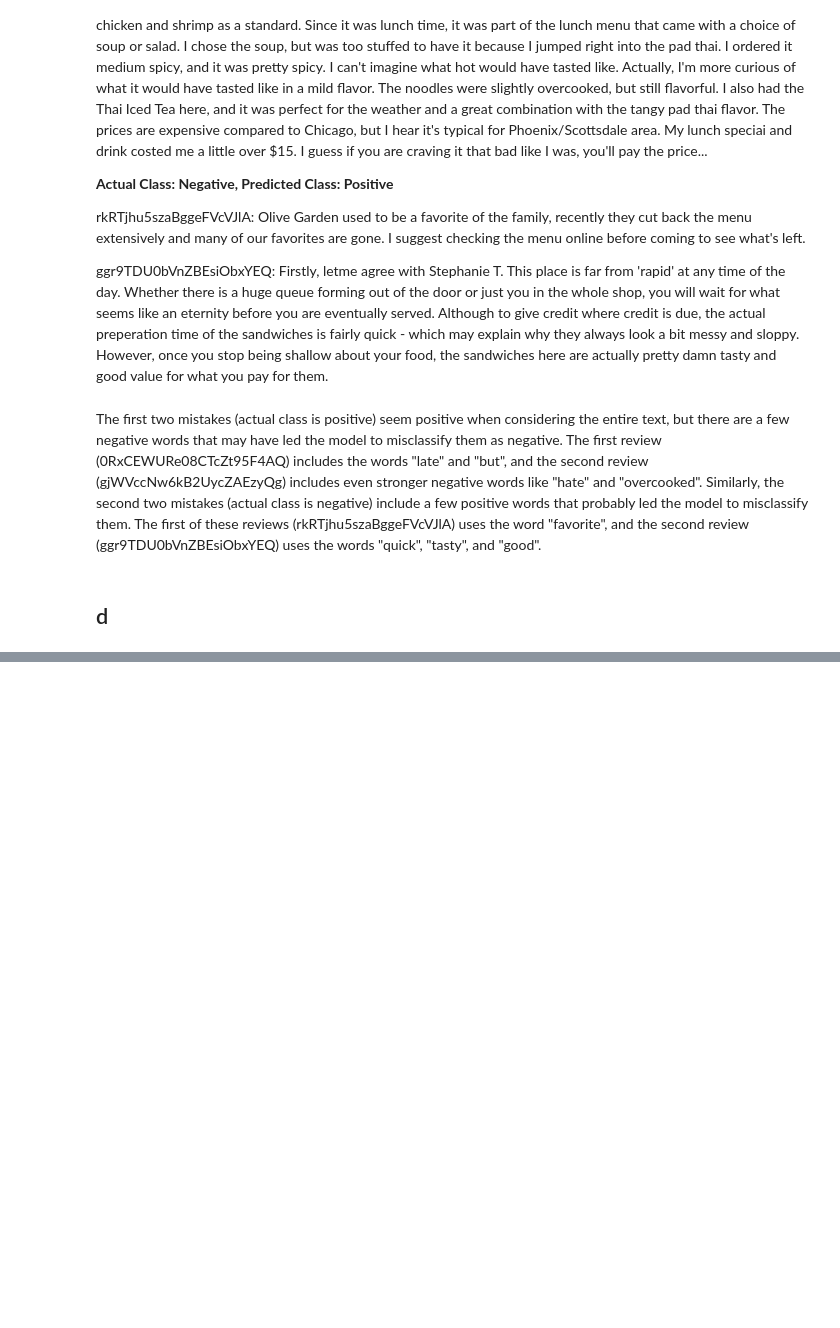
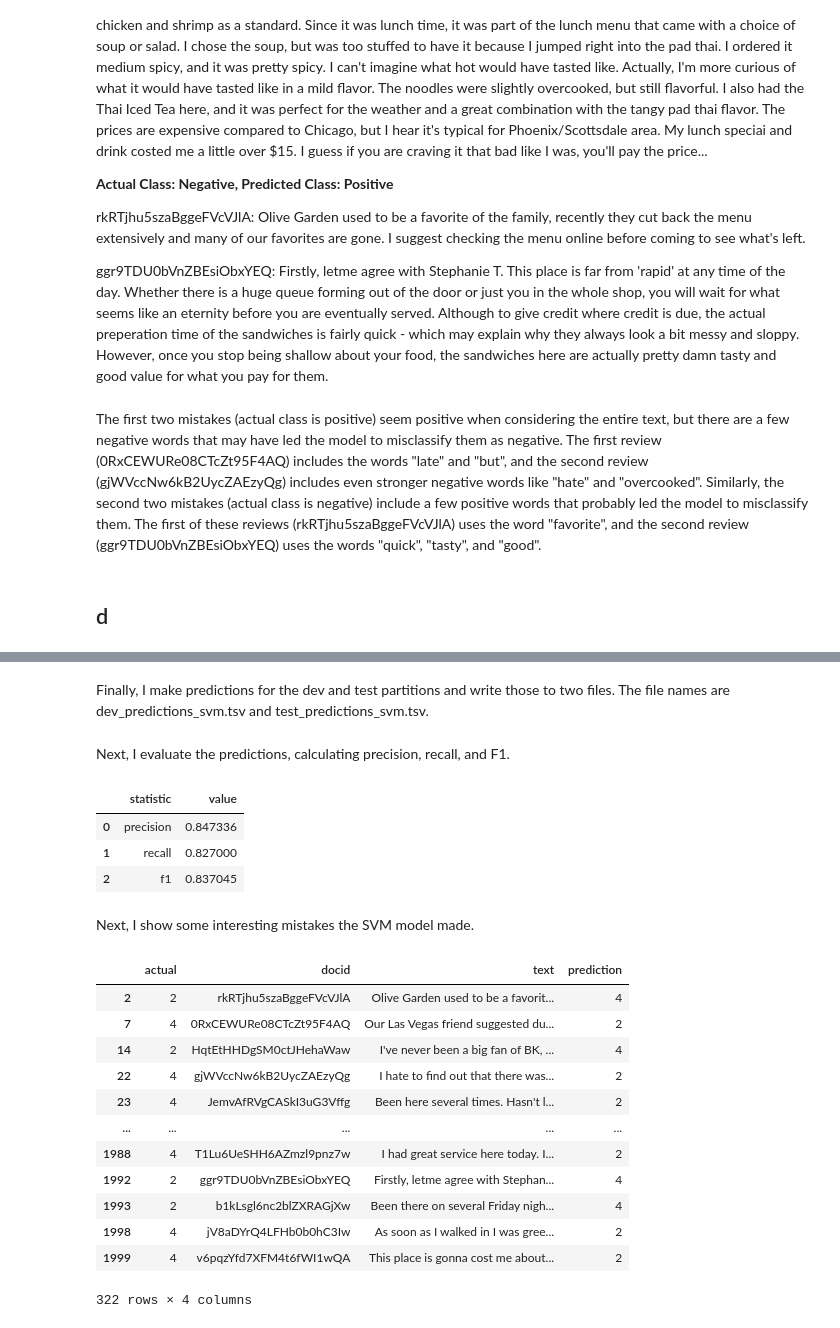
Before and after one commit to Zproom/NLP, a Jupyter notebook: lab3/lab3.ipynb, the cells around one changed output, grey strips where cells are left out. Saved outputs shown, nothing was run; the diff lists cells and outputs as text; code cells hidden in the pictures; blank space fills up the shorter version.

```diff
--- a/lab3/lab3.ipynb
+++ b/lab3/lab3.ipynb
@@ -235,0 +303,2 @@ The first two mistakes (actual class is positive) seem positive when considering
+# %% [markdown]
+Finally, I make predictions for the dev and test partitions and write those to two files. The file names are dev_predictions_svm.tsv and test_predictions_svm.tsv.
@@ -235,0 +321,60 @@ The first two mistakes (actual class is positive) seem positive when considering
+# %% [markdown]
+Next, I evaluate the predictions, calculating precision, recall, and F1.
+# %%
+# Read in the dev set predictions.
+predictions_dev = pd.read_csv('dev_predictions_svm.tsv', sep = '\t')
+
+# Drop extra index column.
+predictions_dev = predictions_dev.drop(columns = ['Unnamed: 0'])
+
+# Join prediction DF with dev data.
+combined_dev = pd.merge(dev_data, predictions_dev, on = "docid", how = "inner")
+
+# Rename "stars" column as "actual".
+combined_dev = combined_dev.rename(columns={"stars": "actual"})
+
+# Filter data so it only includes observations from the positive class.
+combined_dev_positive = combined_dev.loc[combined_dev["actual"] == 4]
+combined_dev_negative = combined_dev.loc[combined_dev["actual"] == 2]
+
+# Calculate precision.
+# precision = true positives/(true positives + false positives)
+n_true_positives = (combined_dev_positive["actual"] == combined_dev_positive["prediction"]).sum()
+n_false_positives = (combined_dev_negative["actual"] != combined_dev_negative["prediction"]).sum()
+precision = n_true_positives/(n_true_positives + n_false_positives)
+
+# Calculate recall.
+# recall = true positives/(true positives + false negatives)
+n_false_negatives = (combined_dev_positive["actual"] != combined_dev_positive["prediction"]).sum()
+recall = n_true_positives/(n_true_positives + n_false_negatives)
+
+# Calculate F1.
+f1 = (2 * precision * recall)/(precision + recall)
+
+# Report results.
+summary_stats_svm = pd.DataFrame({"statistic": ["precision", "recall", "f1"], "value": [precision, recall, f1]})
+summary_stats_svm
+# %% [output]
+|  | statistic | value |
+| 0 | precision | 0.847336 |
+| 1 | recall | 0.827000 |
+| 2 | f1 | 0.837045 |
+# %% [markdown]
+Next, I show some interesting mistakes the SVM model made.
+# %%
+mistakes = combined_dev.loc[combined_dev["actual"] != combined_dev["prediction"]]
+mistakes
+# %% [output]
+|  | actual | docid | text | prediction |
+| 2 | 2 | rkRTjhu5szaBggeFVcVJlA | Olive Garden used to be a favorit... | 4 |
+| 7 | 4 | 0RxCEWURe08CTcZt95F4AQ | Our Las Vegas friend suggested du... | 2 |
+| 14 | 2 | HqtEtHHDgSM0ctJHehaWaw | I've never been a big fan of BK, ... | 4 |
+| 22 | 4 | gjWVccNw6kB2UycZAEzyQg | I hate to find out that there was... | 2 |
+| 23 | 4 | JemvAfRVgCASkI3uG3Vffg | Been here several times. Hasn't l... | 2 |
+| ... | ... | ... | ... | ... |
+| 1988 | 4 | T1Lu6UeSHH6AZmzl9pnz7w | I had great service here today. I... | 2 |
+| 1992 | 2 | ggr9TDU0bVnZBEsiObxYEQ | Firstly, letme agree with Stephan... | 4 |
+| 1993 | 2 | b1kLsgl6nc2blZXRAGjXw | Been there on several Friday nigh... | 4 |
+| 1998 | 4 | jV8aDYrQ4LFHb0b0hC3Iw | As soon as I walked in I was gree... | 2 |
+| 1999 | 4 | v6pqzYfd7XFM4t6fWI1wQA | This place is gonna cost me about... | 2 |
+322 rows × 4 columns
```
Also changed, not shown: parts of 16 cells of this notebook, 2 other files.
